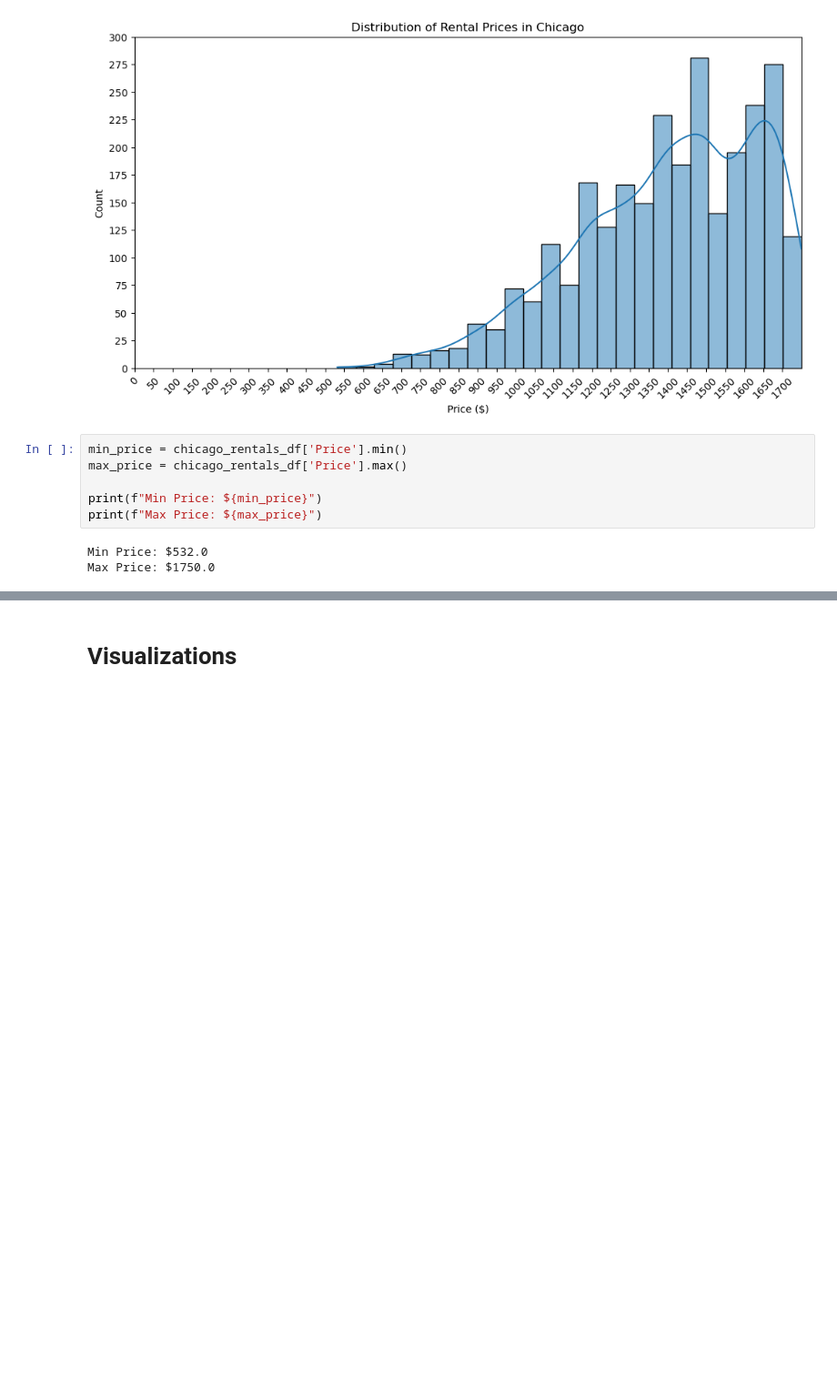
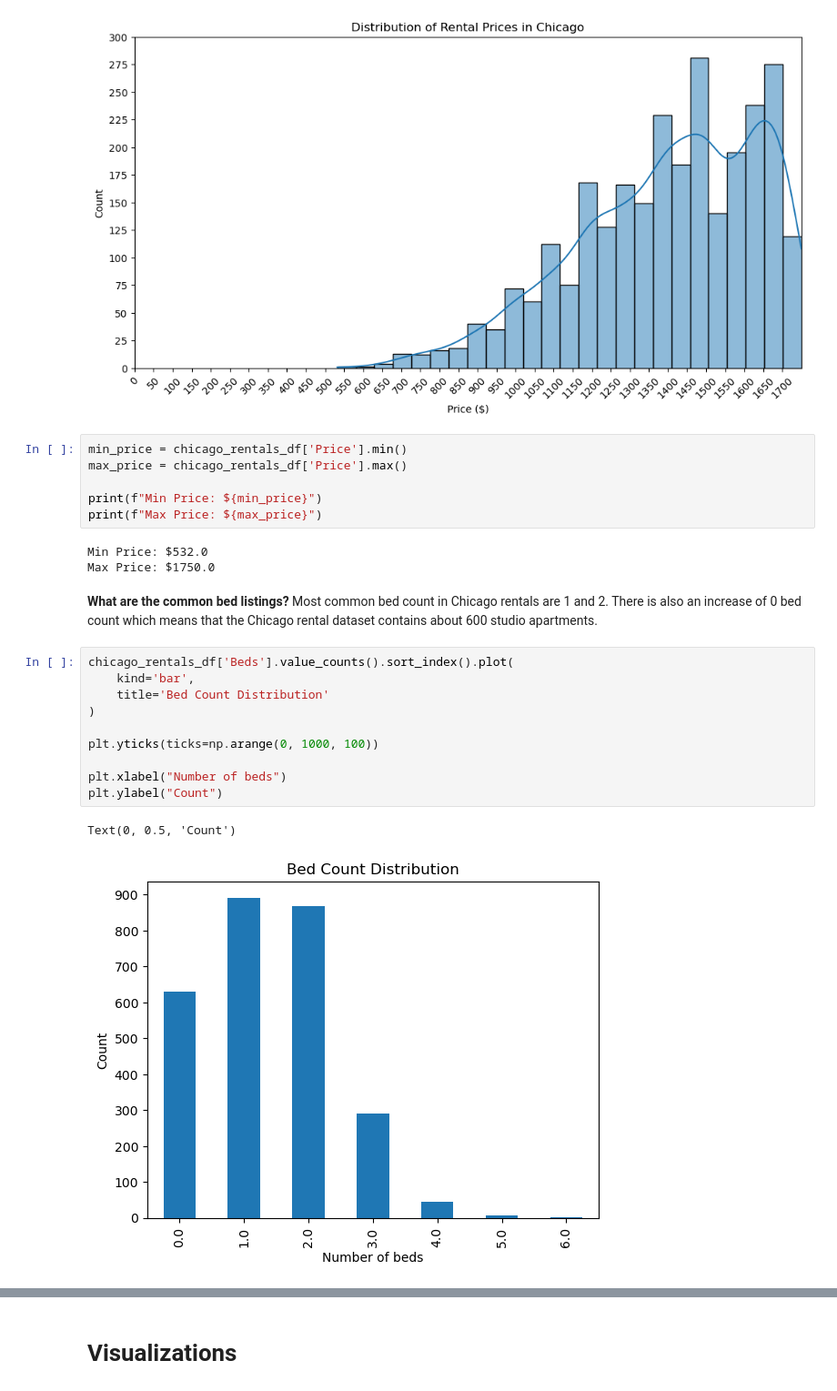
Before and after one commit to cmart71/Student_Housing_Matchmaker, a Jupyter notebook: Progress_Report.ipynb, the cells around one changed output, grey strips where cells are left out. Shown: that part at 91% size. Cells and saved outputs as stored; diff of their text form; blank space fills up the shorter version.

```diff
--- a/Progress_Report.ipynb
+++ b/Progress_Report.ipynb
@@ -182,3 +182,18 @@ print(f"Max Price: ${max_price}")
 # %% [output]
 Min Price: $532.0
 Max Price: $1750.0
+# %% [markdown]
+**What are the common bed listings?** Most common bed count in Chicago rentals are 1 and 2. There is also an increase of 0 bed count which means that the Chicago rental dataset contains about 600 studio apartments.
+# %%
+chicago_rentals_df['Beds'].value_counts().sort_index().plot(
+    kind='bar',
+    title='Bed Count Distribution'
+)
+
+plt.yticks(ticks=np.arange(0, 1000, 100))
+
+plt.xlabel("Number of beds")
+plt.ylabel("Count")
+# %% [output]
+Text(0, 0.5, 'Count')
+[figure, added]
```
Also changed, not shown: parts of 3 cells of this notebook.
